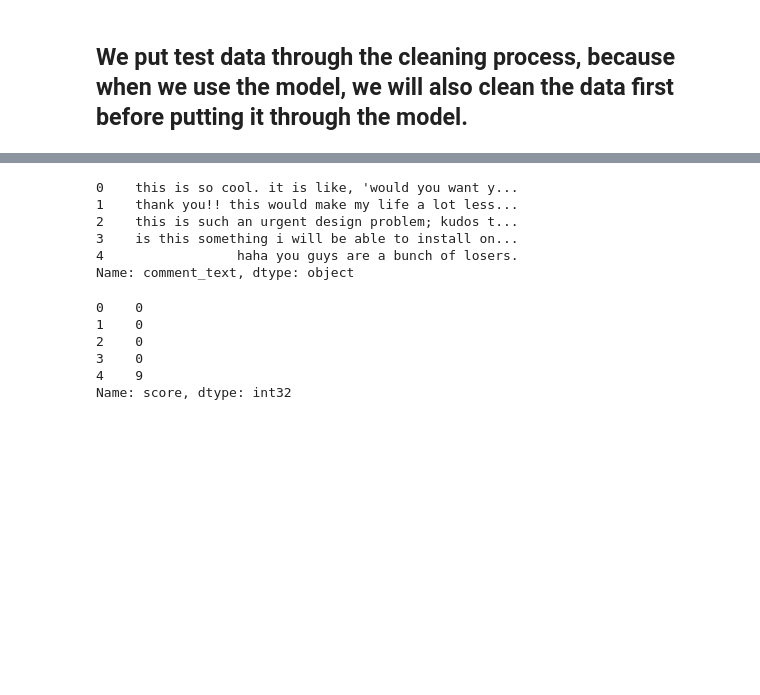
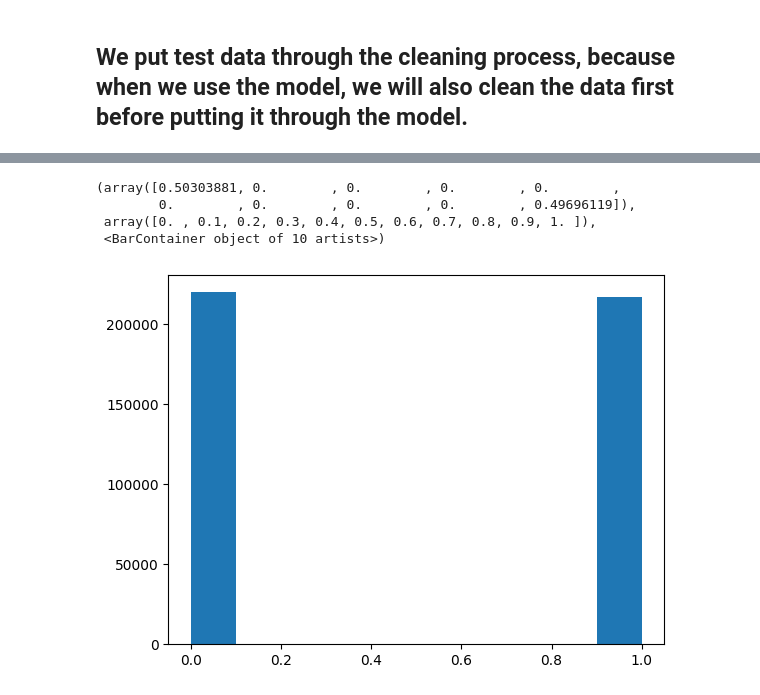
Before and after one commit to eavlongs/discord-toxicity-detection-bot, a Jupyter notebook: model/data-preprocessing/main.ipynb, the cells around one changed output, grey strips where cells are left out. Saved outputs shown, nothing was run; the diff lists cells and outputs as text; code cells hidden in the pictures; blank space fills up the shorter version.

```diff
--- a/model/data-preprocessing/main.ipynb
+++ b/model/data-preprocessing/main.ipynb
@@ -126,0 +136,3 @@ Name: score, dtype: int32
+# %%
+toxic = train.loc[train["target"] == 1]
+not_toxic = train.loc[train["target"] == 0]
@@ -218,20 +224,2 @@ plt.hist(score, weights=weights)
 # %%
-x_train = train["comment_text"]
-x_train.head()
+train = pd.concat([toxic, not_toxic.sample(220_000, random_state=53)])
-# %% [output]
-0    this is so cool. it is like, 'would you want y...
-1    thank you!! this would make my life a lot less...
-2    this is such an urgent design problem; kudos t...
-3    is this something i will be able to install on...
-4                 haha you guys are a bunch of losers.
-Name: comment_text, dtype: object
-# %%
-y_train = train["score"]
-y_train.head()
-# %% [output]
-0    0
-1    0
-2    0
-3    0
-4    9
-Name: score, dtype: int32
@@ -291,3 +226,14 @@ Name: score, dtype: int32
+# %%
+target = train["target"]
+plt.hist(target)
+weights = np.ones_like(target)/len(target)
+plt.hist(target, weights=weights)
+# %% [output]
+(array([0.50303881, 0.        , 0.        , 0.        , 0.        ,
+        0.        , 0.        , 0.        , 0.        , 0.49696119]),
+ array([0. , 0.1, 0.2, 0.3, 0.4, 0.5, 0.6, 0.7, 0.8, 0.9, 1. ]),
+ <BarContainer object of 10 artists>)
+[figure, added]
 # %%
 # x_train_combined("../dataset/processed/tmp_text.csv")
 # y_train_combined("../dataset/processed/tmp_target.csv")
```
Also changed, not shown: parts of 17 cells of this notebook, 2 other files.
